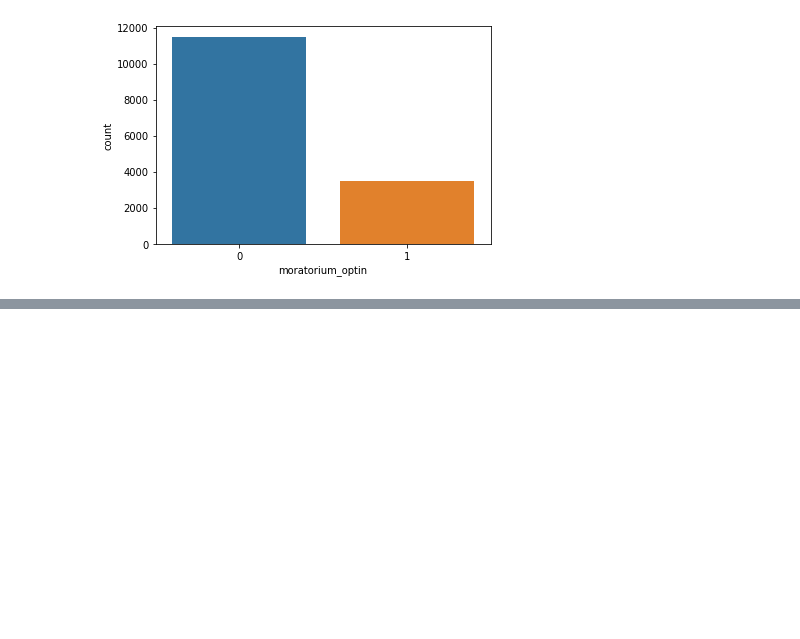
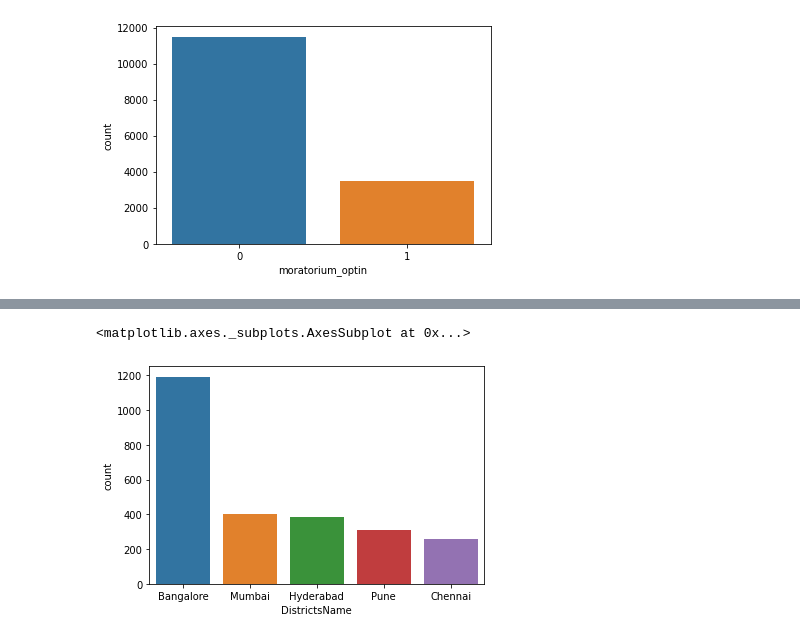
Before and after one commit to Avanish023/Machine-learning-data--science, a Jupyter notebook: lbinaryclassification.ipynb, the cells around one changed output, grey strips where cells are left out. Saved outputs shown, nothing was run; the diff lists cells and outputs as text; code cells hidden in the pictures; blank space fills up the shorter version.

```diff
--- a/lbinaryclassification.ipynb
+++ b/lbinaryclassification.ipynb
@@ -93,0 +119,5 @@ sns.countplot(data=data,x='moratorium_optin')
+# %%
+sns.countplot(data=data,x='DistrictsName',order=data.DistrictsName.value_counts().iloc[:5].index)
+# %% [output]
+<matplotlib.axes._subplots.AxesSubplot at 0x...>
+[figure, added]
```
Also changed, not shown: parts of 8 cells of this notebook.
